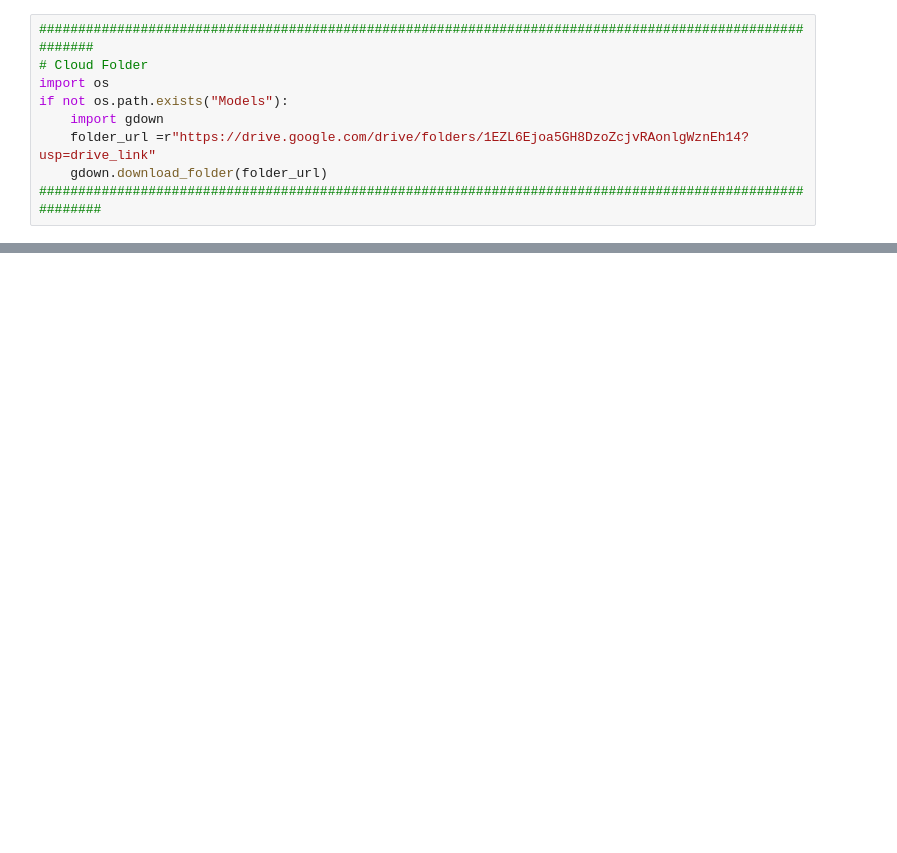
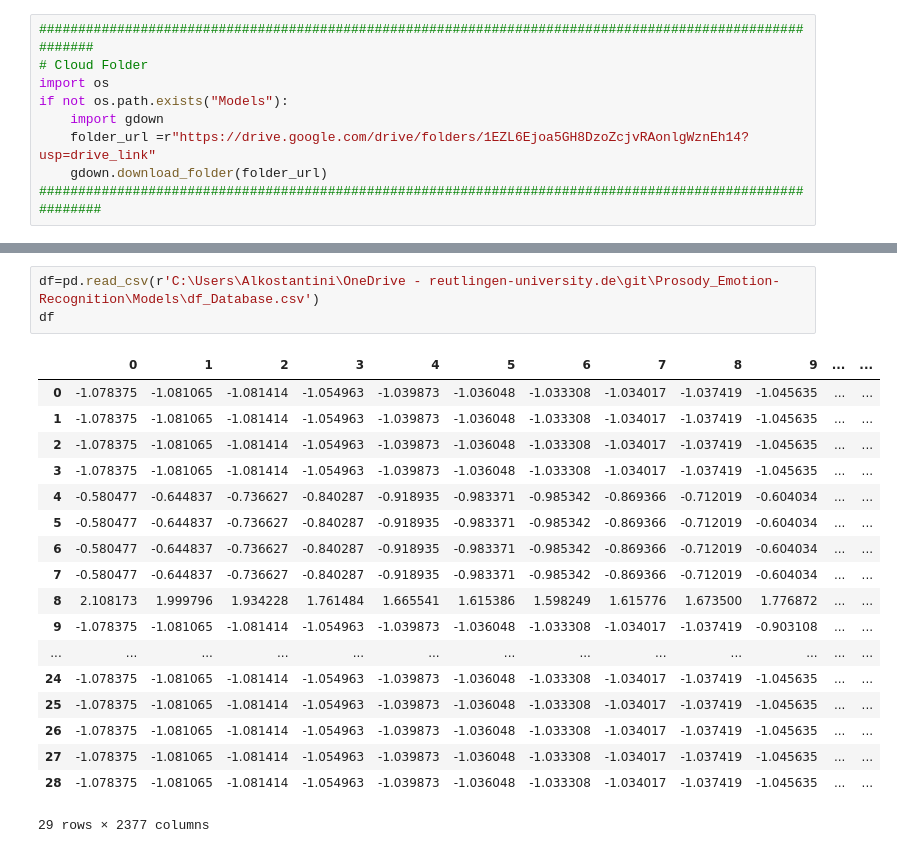
Before and after one commit to Alkostantini/Prosody_Emotion-Recognition, a Jupyter notebook: Prosody_Active-Learning.ipynb, the cells around one changed output, grey strips where cells are left out. Drawn from its saved outputs; the diff is of its cells as text; blank space fills up the shorter version.

```diff
--- a/Prosody_Active-Learning.ipynb
+++ b/Prosody_Active-Learning.ipynb
@@ -251,0 +717,22 @@ Epoch 25: ReduceLROnPlateau reducing learning rate to 1.5625000742147677e-05.
+# %%
+df=pd.read_csv(r'C:\Users\Alkostantini\OneDrive - reutlingen-university.de\git\Prosody_Emotion-Recognition\Models\df_Database.csv')
+df
+# %% [output]
+|  | 0 | 1 | 2 | 3 | 4 | 5 | 6 | 7 | 8 | 9 | ... | ... |
+| 0 | -1.078375 | -1.081065 | -1.081414 | -1.054963 | -1.039873 | -1.036048 | -1.033308 | -1.034017 | -1.037419 | -1.045635 | ... | ... |
+| 1 | -1.078375 | -1.081065 | -1.081414 | -1.054963 | -1.039873 | -1.036048 | -1.033308 | -1.034017 | -1.037419 | -1.045635 | ... | ... |
+| 2 | -1.078375 | -1.081065 | -1.081414 | -1.054963 | -1.039873 | -1.036048 | -1.033308 | -1.034017 | -1.037419 | -1.045635 | ... | ... |
+| 3 | -1.078375 | -1.081065 | -1.081414 | -1.054963 | -1.039873 | -1.036048 | -1.033308 | -1.034017 | -1.037419 | -1.045635 | ... | ... |
+| 4 | -0.580477 | -0.644837 | -0.736627 | -0.840287 | -0.918935 | -0.983371 | -0.985342 | -0.869366 | -0.712019 | -0.604034 | ... | ... |
+| 5 | -0.580477 | -0.644837 | -0.736627 | -0.840287 | -0.918935 | -0.983371 | -0.985342 | -0.869366 | -0.712019 | -0.604034 | ... | ... |
+| 6 | -0.580477 | -0.644837 | -0.736627 | -0.840287 | -0.918935 | -0.983371 | -0.985342 | -0.869366 | -0.712019 | -0.604034 | ... | ... |
+| 7 | -0.580477 | -0.644837 | -0.736627 | -0.840287 | -0.918935 | -0.983371 | -0.985342 | -0.869366 | -0.712019 | -0.604034 | ... | ... |
+| 8 | 2.108173 | 1.999796 | 1.934228 | 1.761484 | 1.665541 | 1.615386 | 1.598249 | 1.615776 | 1.673500 | 1.776872 | ... | ... |
+| 9 | -1.078375 | -1.081065 | -1.081414 | -1.054963 | -1.039873 | -1.036048 | -1.033308 | -1.034017 | -1.037419 | -0.903108 | ... | ... |
+| ... | ... | ... | ... | ... | ... | ... | ... | ... | ... | ... | ... | ... |
+| 24 | -1.078375 | -1.081065 | -1.081414 | -1.054963 | -1.039873 | -1.036048 | -1.033308 | -1.034017 | -1.037419 | -1.045635 | ... | ... |
+| 25 | -1.078375 | -1.081065 | -1.081414 | -1.054963 | -1.039873 | -1.036048 | -1.033308 | -1.034017 | -1.037419 | -1.045635 | ... | ... |
+| 26 | -1.078375 | -1.081065 | -1.081414 | -1.054963 | -1.039873 | -1.036048 | -1.033308 | -1.034017 | -1.037419 | -1.045635 | ... | ... |
+| 27 | -1.078375 | -1.081065 | -1.081414 | -1.054963 | -1.039873 | -1.036048 | -1.033308 | -1.034017 | -1.037419 | -1.045635 | ... | ... |
+| 28 | -1.078375 | -1.081065 | -1.081414 | -1.054963 | -1.039873 | -1.036048 | -1.033308 | -1.034017 | -1.037419 | -1.045635 | ... | ... |
+29 rows × 2377 columns
```
Also changed, not shown: parts of 11 cells of this notebook.
